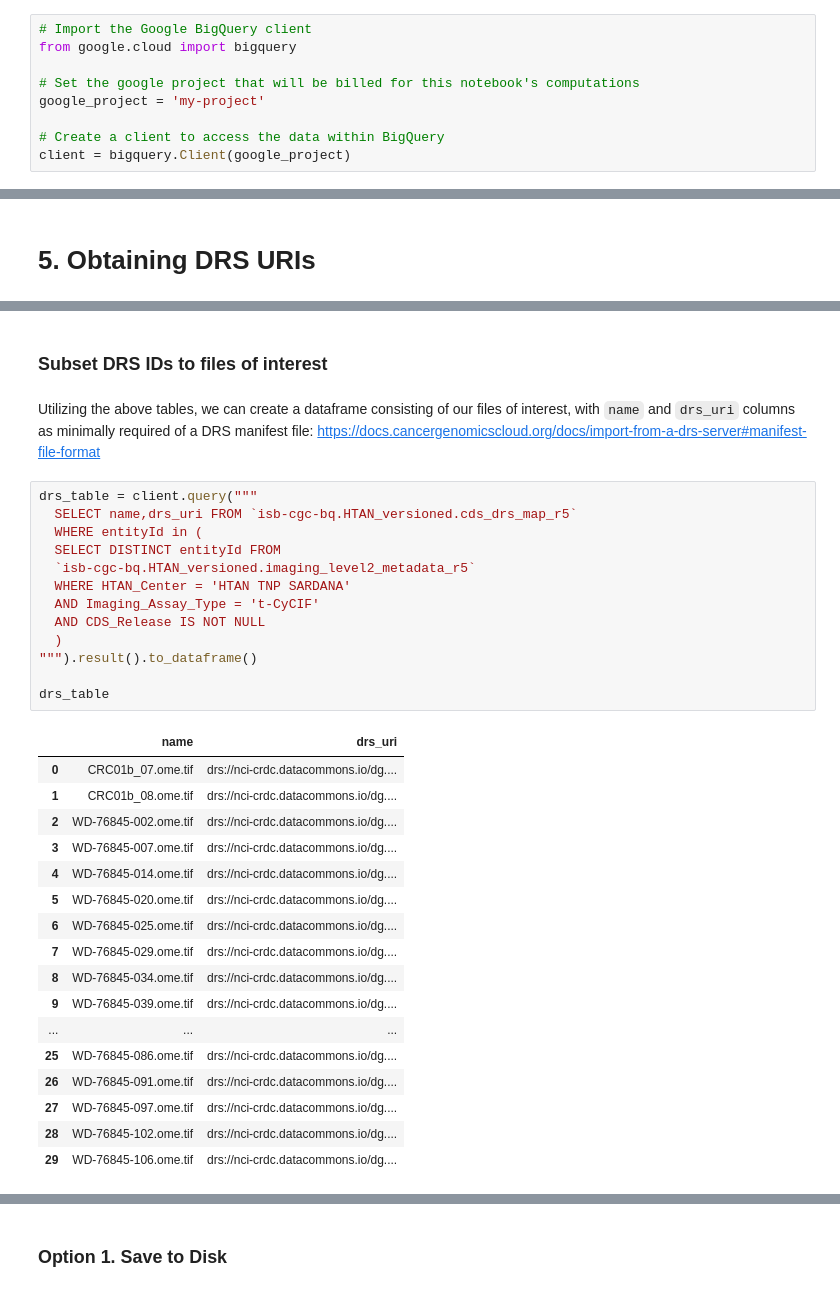
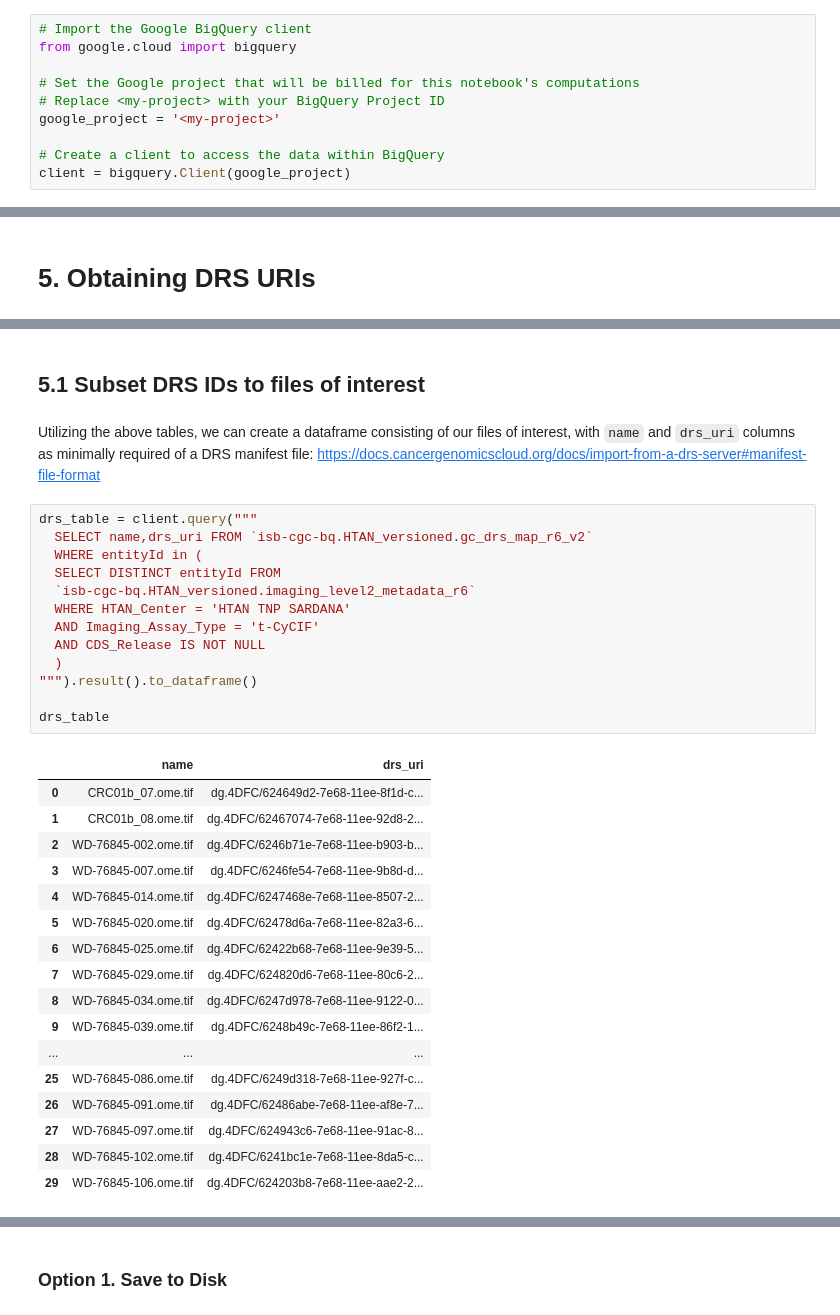
Before and after one commit to isb-cgc/Community-Notebooks, a Jupyter notebook: HTAN/Python Notebooks/Creating_General_Commons_Data_Import_Manifests_Using_BQ.ipynb, the cells around one changed output, grey strips where cells are left out. Drawn from its saved outputs; the diff is of its cells as text.

Commit message:
updated tables from r5 to r6 and r6_v2

```diff
--- a/HTAN/Python Notebooks/Creating_General_Commons_Data_Import_Manifests_Using_BQ.ipynb
+++ b/HTAN/Python Notebooks/Creating_General_Commons_Data_Import_Manifests_Using_BQ.ipynb
@@ -68,8 +80,9 @@ Alternatively, if you're running the notebook locally, take the following steps
 # Import the Google BigQuery client
 from google.cloud import bigquery
 
-# Set the google project that will be billed for this notebook's computations
-google_project = 'my-project'
+# Set the Google project that will be billed for this notebook's computations
+# Replace <my-project> with your BigQuery Project ID
+google_project = '<my-project>'
 
 # Create a client to access the data within BigQuery
 client = bigquery.Client(google_project)
@@ -132,36 +145,36 @@ cds_drs.head(100)
 # %% [markdown]
-### Subset DRS IDs to files of interest
+## 5.1 Subset DRS IDs to files of interest
 # %% [markdown]
 Utilizing the above tables, we can create a dataframe consisting of our files of interest, with `name` and `drs_uri` columns as minimally required of a DRS manifest file: https://docs.cancergenomicscloud.org/docs/import-from-a-drs-server#manifest-file-format
 # %%
 drs_table = client.query("""
-  SELECT name,drs_uri FROM `isb-cgc-bq.HTAN_versioned.cds_drs_map_r5`
+  SELECT name,drs_uri FROM `isb-cgc-bq.HTAN_versioned.gc_drs_map_r6_v2`
   WHERE entityId in (
   SELECT DISTINCT entityId FROM
-  `isb-cgc-bq.HTAN_versioned.imaging_level2_metadata_r5`
+  `isb-cgc-bq.HTAN_versioned.imaging_level2_metadata_r6`
   WHERE HTAN_Center = 'HTAN TNP SARDANA'
   AND Imaging_Assay_Type = 't-CyCIF'
   AND CDS_Release IS NOT NULL
   )
 """).result().to_dataframe()
 
 drs_table
 # %% [output]
 |  | name | drs_uri |
-| 0 | CRC01b_07.ome.tif | drs://nci-crdc.datacommons.io/dg.... |
-| 1 | CRC01b_08.ome.tif | drs://nci-crdc.datacommons.io/dg.... |
-| 2 | WD-76845-002.ome.tif | drs://nci-crdc.datacommons.io/dg.... |
-| 3 | WD-76845-007.ome.tif | drs://nci-crdc.datacommons.io/dg.... |
-| 4 | WD-76845-014.ome.tif | drs://nci-crdc.datacommons.io/dg.... |
-| 5 | WD-76845-020.ome.tif | drs://nci-crdc.datacommons.io/dg.... |
-| 6 | WD-76845-025.ome.tif | drs://nci-crdc.datacommons.io/dg.... |
-| 7 | WD-76845-029.ome.tif | drs://nci-crdc.datacommons.io/dg.... |
-| 8 | WD-76845-034.ome.tif | drs://nci-crdc.datacommons.io/dg.... |
-| 9 | WD-76845-039.ome.tif | drs://nci-crdc.datacommons.io/dg.... |
+| 0 | CRC01b_07.ome.tif | dg.4DFC/624649d2-7e68-11ee-8f1d-c... |
+| 1 | CRC01b_08.ome.tif | dg.4DFC/62467074-7e68-11ee-92d8-2... |
+| 2 | WD-76845-002.ome.tif | dg.4DFC/6246b71e-7e68-11ee-b903-b... |
+| 3 | WD-76845-007.ome.tif | dg.4DFC/6246fe54-7e68-11ee-9b8d-d... |
+| 4 | WD-76845-014.ome.tif | dg.4DFC/6247468e-7e68-11ee-8507-2... |
+| 5 | WD-76845-020.ome.tif | dg.4DFC/62478d6a-7e68-11ee-82a3-6... |
+| 6 | WD-76845-025.ome.tif | dg.4DFC/62422b68-7e68-11ee-9e39-5... |
+| 7 | WD-76845-029.ome.tif | dg.4DFC/624820d6-7e68-11ee-80c6-2... |
+| 8 | WD-76845-034.ome.tif | dg.4DFC/6247d978-7e68-11ee-9122-0... |
+| 9 | WD-76845-039.ome.tif | dg.4DFC/6248b49c-7e68-11ee-86f2-1... |
 | ... | ... | ... |
-| 25 | WD-76845-086.ome.tif | drs://nci-crdc.datacommons.io/dg.... |
-| 26 | WD-76845-091.ome.tif | drs://nci-crdc.datacommons.io/dg.... |
-| 27 | WD-76845-097.ome.tif | drs://nci-crdc.datacommons.io/dg.... |
-| 28 | WD-76845-102.ome.tif | drs://nci-crdc.datacommons.io/dg.... |
-| 29 | WD-76845-106.ome.tif | drs://nci-crdc.datacommons.io/dg.... |
+| 25 | WD-76845-086.ome.tif | dg.4DFC/6249d318-7e68-11ee-927f-c... |
+| 26 | WD-76845-091.ome.tif | dg.4DFC/62486abe-7e68-11ee-af8e-7... |
+| 27 | WD-76845-097.ome.tif | dg.4DFC/624943c6-7e68-11ee-91ac-8... |
+| 28 | WD-76845-102.ome.tif | dg.4DFC/6241bc1e-7e68-11ee-8da5-c... |
+| 29 | WD-76845-106.ome.tif | dg.4DFC/624203b8-7e68-11ee-aae2-2... |
 # %% [markdown]
```
Also changed, not shown: parts of 8 cells of this notebook.
